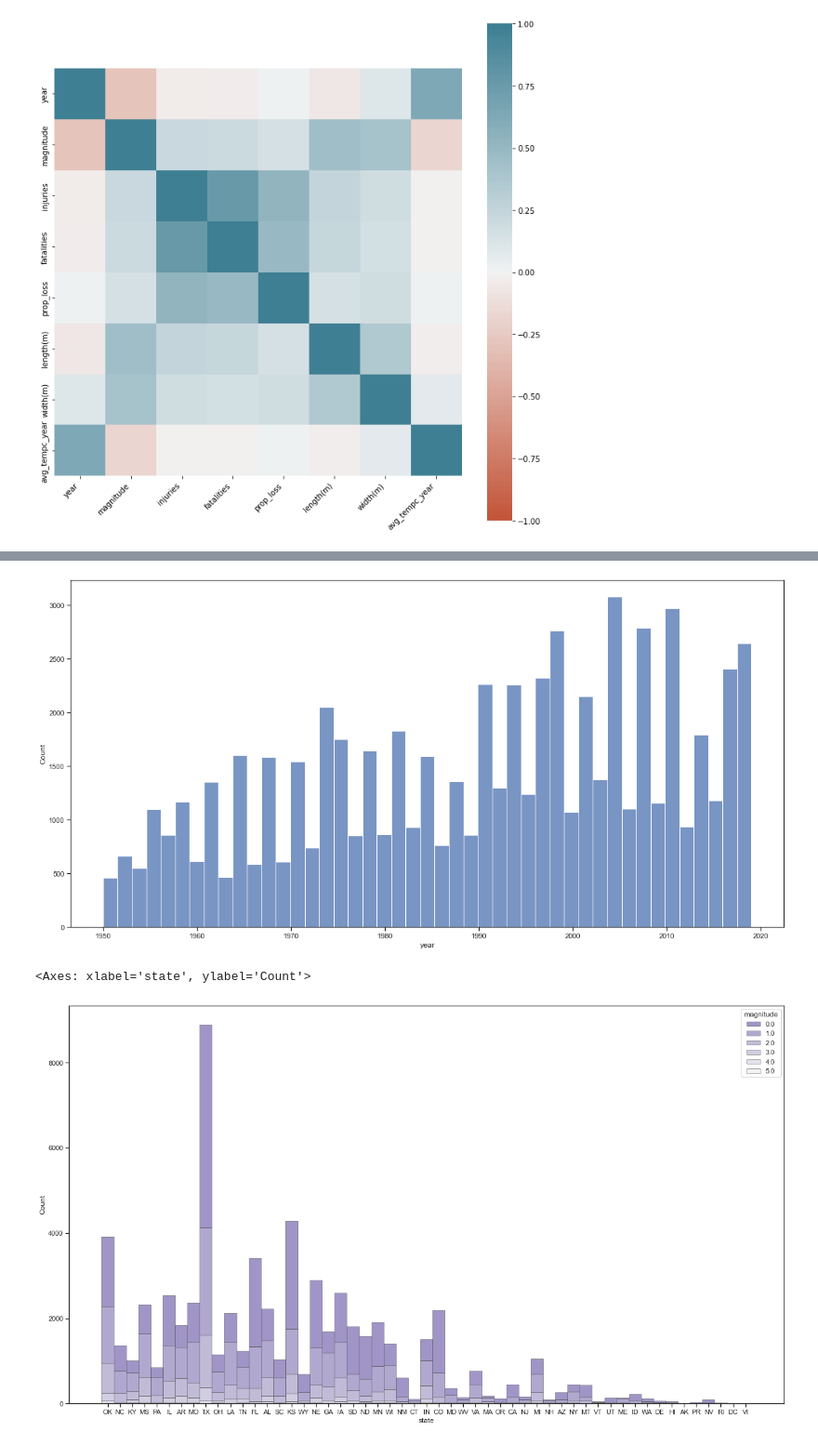
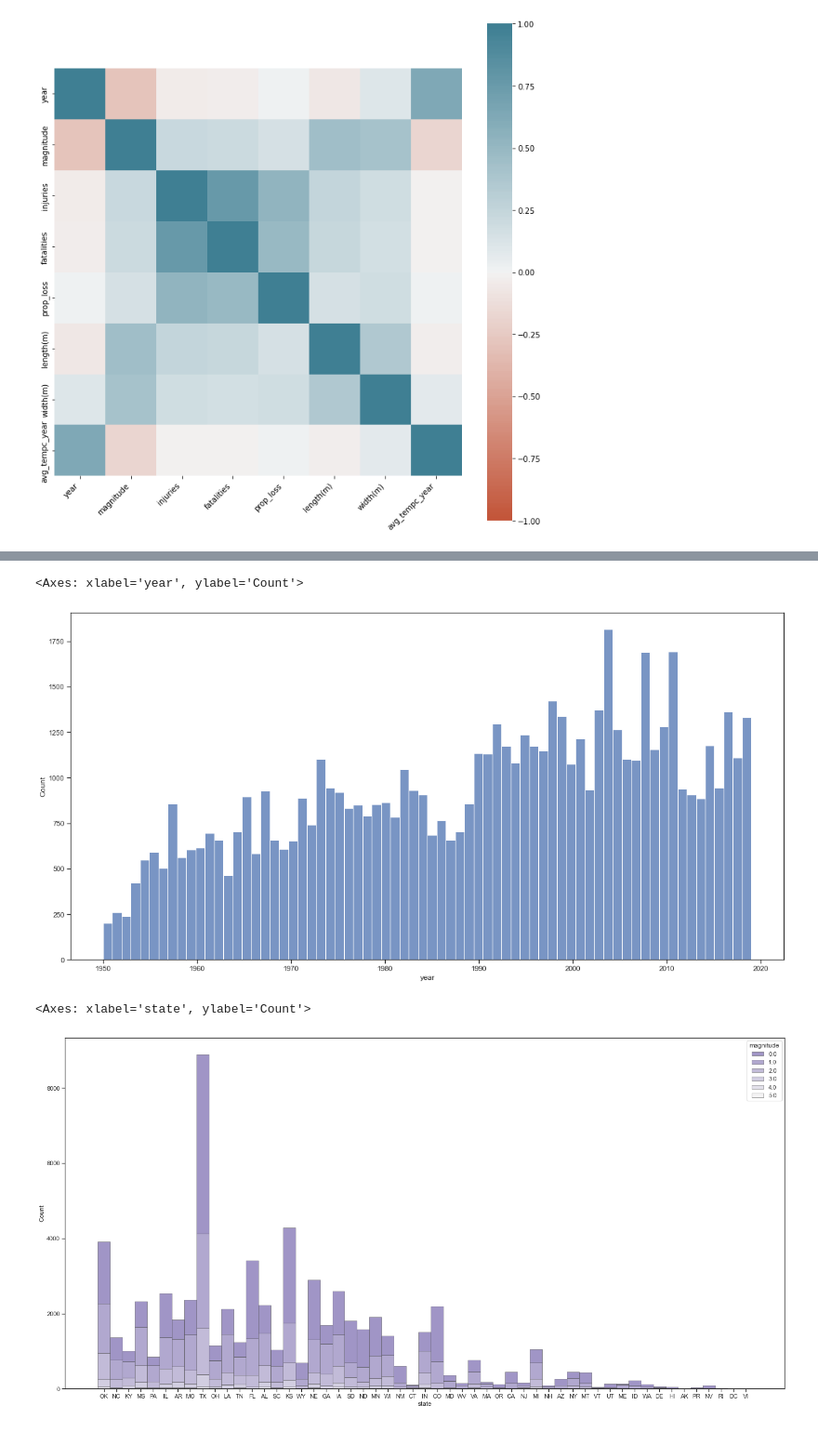
Before and after one commit to Kanustu/LHL_midterm_project, a Jupyter notebook: notebooks/3_eda.ipynb, the cells around one changed output, grey strips where cells are left out. Shown at 93% size. Saved outputs shown, nothing was run; the diff lists cells and outputs as text; code cells hidden in the pictures.

```diff
--- a/notebooks/3_eda.ipynb
+++ b/notebooks/3_eda.ipynb
@@ -202,19 +217,29 @@ sns.lineplot(data = clean_df, x = year_data, y = prop_loss_data)
 # %%
+# Set figure size
 fig_size(20,10)
-histplot(clean_df,'year')
+
+# Function to disable scientific notation
+large_axis_numbers()
+
+# Create histogram with Seaborn
+sns.histplot(data=clean_df,x='year',bins=70)
 # %% [output]
+<Axes: xlabel='year', ylabel='Count'>
-[figure, old version]
+[figure, new version]
 # %%
+# Set Seaboen theme
 sns.set_theme(style="ticks")
-f, ax = plt.subplots(figsize=(21, 12))
+f, ax = plt.subplots(figsize=(24, 12))
+
+# Create histogram with Seaborn
 sns.histplot(
     clean_df,
     x=clean_df['state'], hue="magnitude",
     multiple="stack",
     palette="light:m_r",
     edgecolor=".3",
     linewidth=.5)
 # %% [output]
 <Axes: xlabel='state', ylabel='Count'>
-[figure, old version]
+[figure, new version]
 # %%
```
Also changed, not shown: parts of 24 cells of this notebook.
